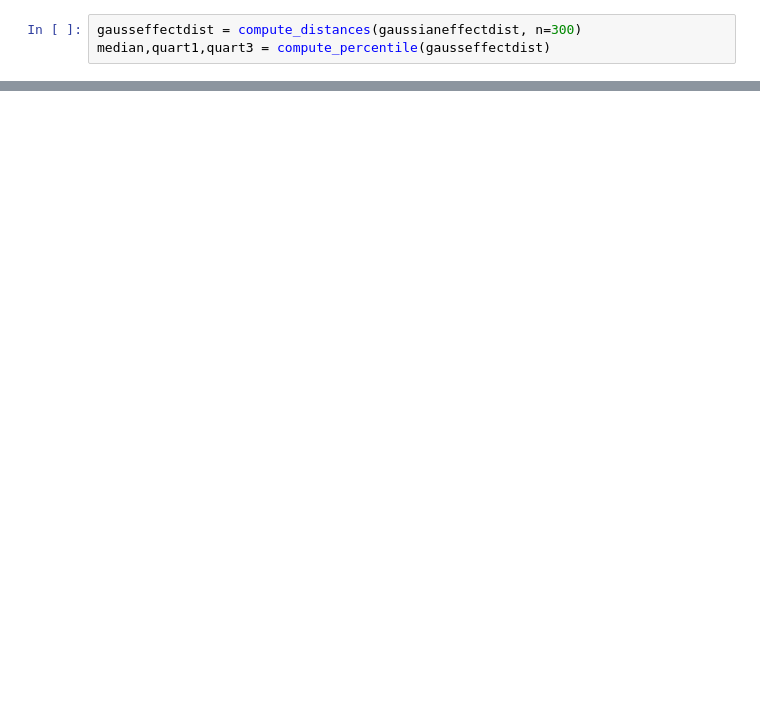
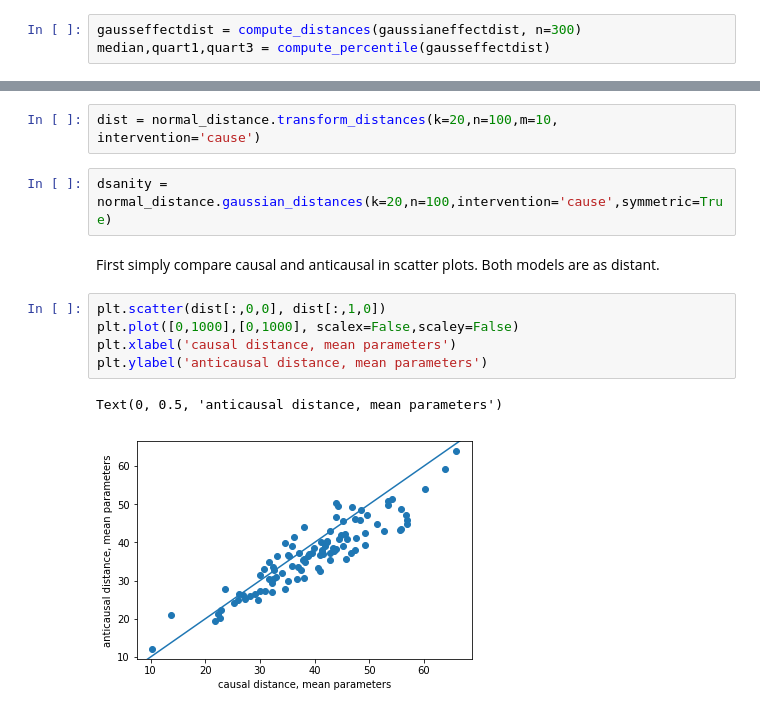
Before and after one commit to remilepriol/causal-adaptation-speed, a Jupyter notebook: softargmax.ipynb, the cells around one changed output, grey strips where cells are left out. Drawn from its saved outputs; the diff is of its cells as text; blank space fills up the shorter version.

```diff
--- a/softargmax.ipynb
+++ b/softargmax.ipynb
@@ -330,0 +342,14 @@ plot6(quart1,median,quart3, 'effect_symmetric')
+# %%
+dist = normal_distance.transform_distances(k=20,n=100,m=10, intervention='cause')
+# %%
+dsanity = normal_distance.gaussian_distances(k=20,n=100,intervention='cause',symmetric=True)
+# %% [markdown]
+First simply compare causal and anticausal in scatter plots. Both models are as distant.
+# %%
+plt.scatter(dist[:,0,0], dist[:,1,0])
+plt.plot([0,1000],[0,1000], scalex=False,scaley=False)
+plt.xlabel('causal distance, mean parameters')
+plt.ylabel('anticausal distance, mean parameters')
+# %% [output]
+Text(0, 0.5, 'anticausal distance, mean parameters')
+[figure, added]
```
Also changed, not shown: parts of 18 cells of this notebook.
